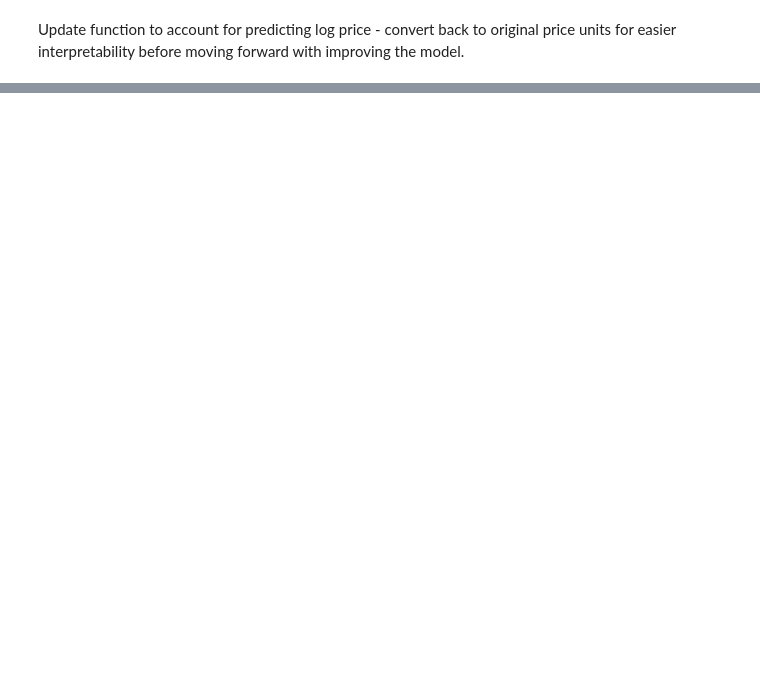
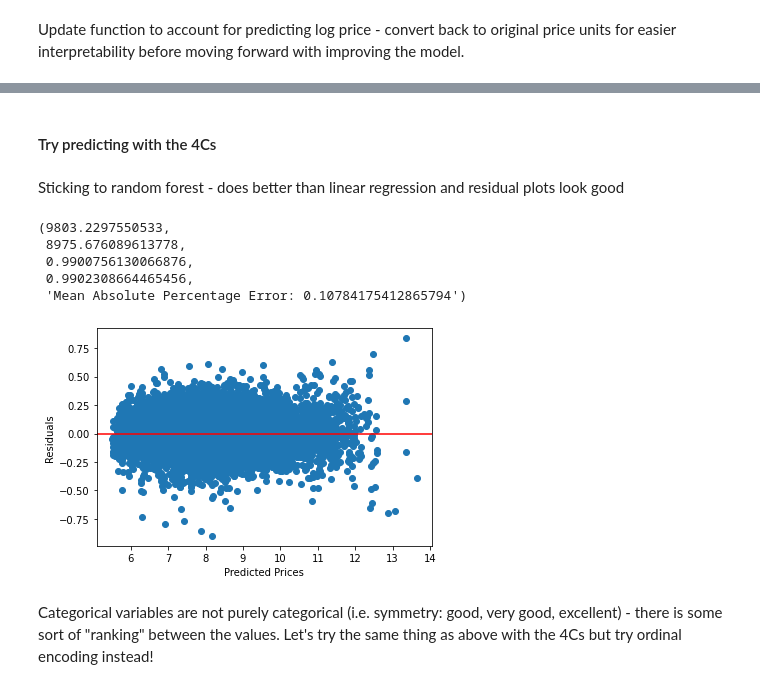
Before and after one commit to wjlau/Capstone2, a Jupyter notebook: predicting_diamond_prices_final.ipynb, the cells around one changed output, grey strips where cells are left out. Cells and saved outputs as stored; diff of their text form; code cells hidden in the pictures; blank space fills up the shorter version.

```diff
--- a/predicting_diamond_prices_final.ipynb
+++ b/predicting_diamond_prices_final.ipynb
@@ -344,0 +390,20 @@ default_models(X,y,model=RandomForestRegressor, log=True)
+# %% [markdown]
+#### Try predicting with the 4Cs
+# %% [markdown]
+Sticking to random forest - does better than linear regression and residual plots look good
+# %%
+#random forest - 4Cs/log price
+X = pd.get_dummies(df[['carat','cut','clarity','color']])
+y = df.log_price
+updated_default_models(X,y,model=RandomForestRegressor, log=True)
+#train rmse vs rmse test below looks to be underfitting - try changing parameters later
+# and also try all features to look at gini importance to tweak our model
+# %% [output]
+(9803.2297550533,
+ 8975.676089613778,
+ 0.9900756130066876,
+ 0.9902308664465456,
+ 'Mean Absolute Percentage Error: 0.10784175412865794')
+[figure, added]
+# %% [markdown]
+Categorical variables are not purely categorical (i.e. symmetry: good, very good, excellent) - there is some sort of "ranking" between the values. Let's try the same thing as above with the 4Cs but try ordinal encoding instead!
```
Also changed, not shown: parts of 48 cells of this notebook.
